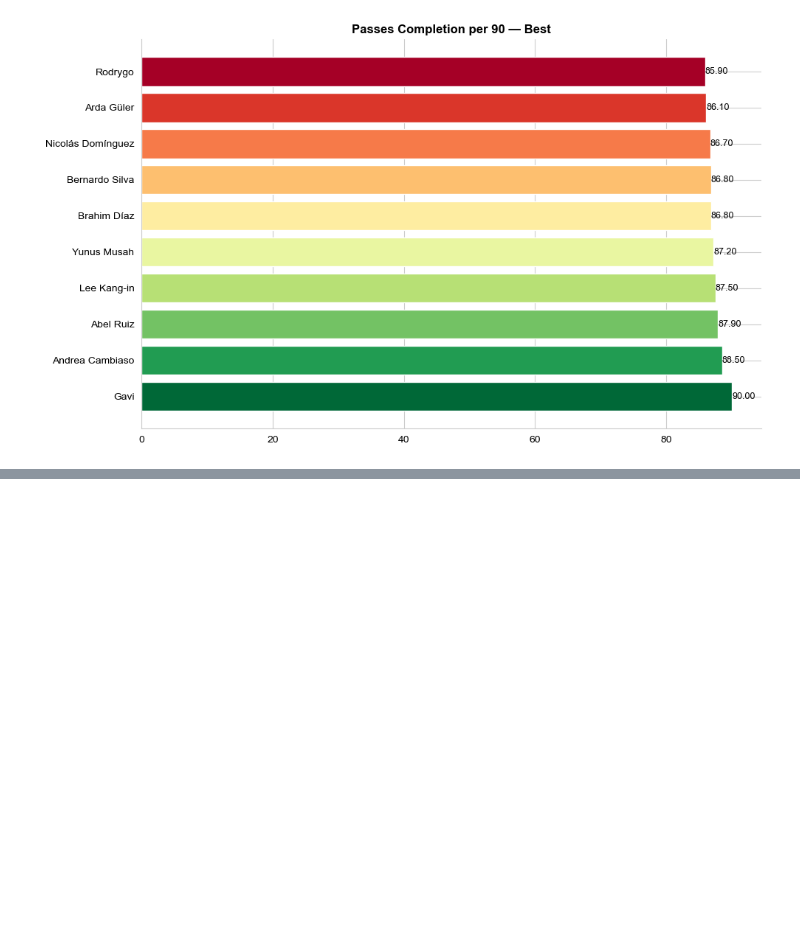
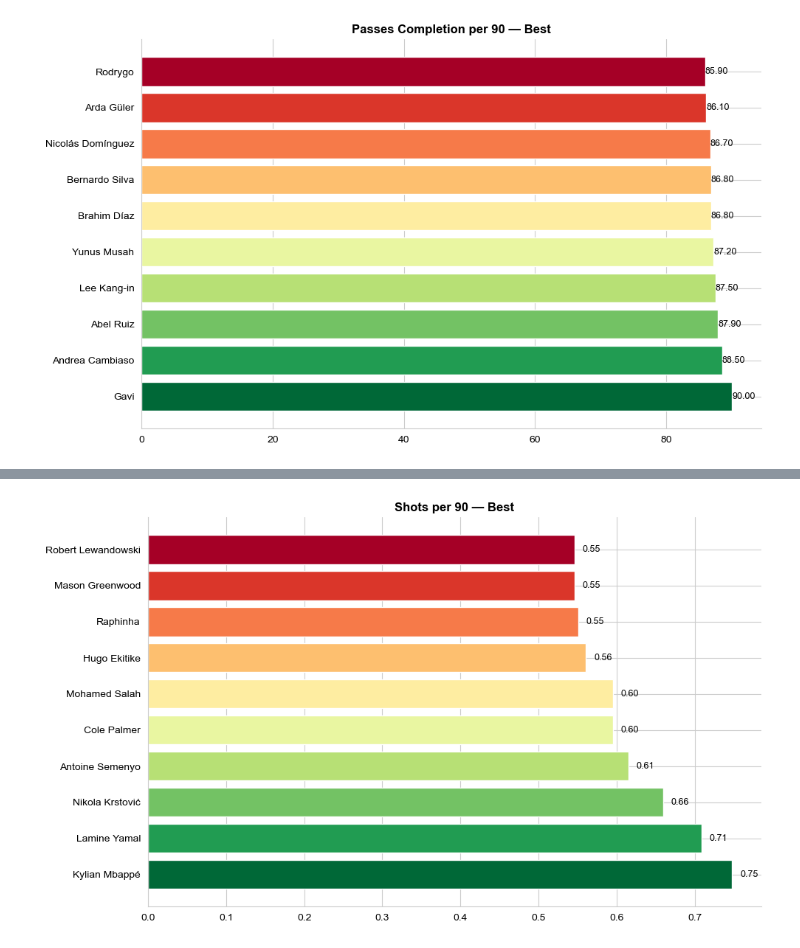
Before and after one commit to MoustafaMohamedMahmoud/Football, a Jupyter notebook: Football_Python_Notebook.ipynb, the cells around one changed output, grey strips where cells are left out. Drawn from its saved outputs; the diff is of its cells as text; code cells hidden in the pictures; blank space fills up the shorter version.

```diff
--- a/Football_Python_Notebook.ipynb
+++ b/Football_Python_Notebook.ipynb
@@ -1078,0 +1120,4 @@ plt.show()
+# %%
+# Shots / team shots
+wingers['Sh Share%'] = wingers['Sh'] / wingers['Sh'].sum() * 100
+wingers['Sh Share%']
@@ -1078,0 +1137,26 @@ plt.show()
+# %%
+fig, ax = plt.subplots(figsize=(10, 6))
+fig.set_facecolor('white')
+
+top10 = wingers.nlargest(10, 'Sh Share%')[['Player', 'Sh Share%']].reset_index(drop=True)
+
+colors = plt.cm.RdYlGn(np.linspace(1, 0, len(top10)))
+bars = ax.barh(top10['Player'], top10['Sh Share%'], color=colors)
+
+for bar, val in zip(bars, top10['Sh Share%']):
+    ax.text(bar.get_width() + 0.01, bar.get_y() + bar.get_height() / 2,
+            f'{val:.2f}', va='center', ha='left', fontsize=9, color='black')
+
+ax.set_title('Shots per 90 — Best', color='black', fontsize=12, fontweight='bold')
+ax.set_facecolor('white')
+ax.tick_params(colors='black')
+ax.spines['bottom'].set_color('#ccc')
+ax.spines['left'].set_color('#ccc')
+ax.spines['top'].set_visible(False)
+ax.spines['right'].set_visible(False)
+
+plt.tight_layout()
+#plt.savefig('shots_per_90.png', dpi=150, bbox_inches='tight', facecolor='white')
+plt.show()
+# %% [output]
+[figure, added]
```
Also changed, not shown: parts of 15 cells of this notebook.
